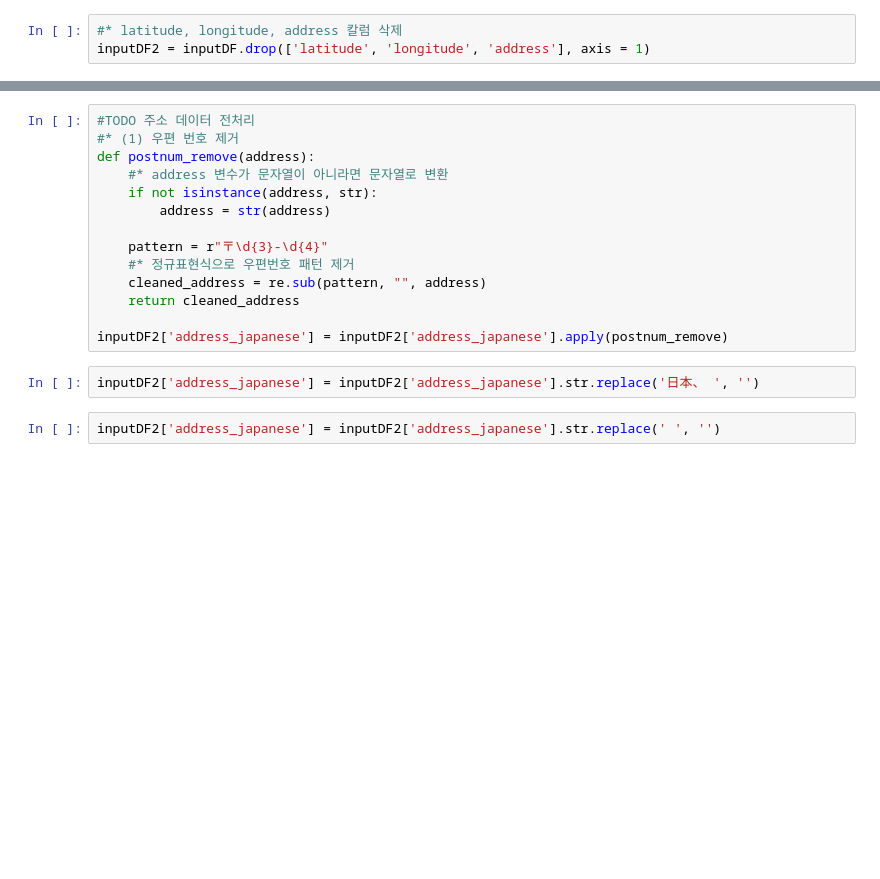
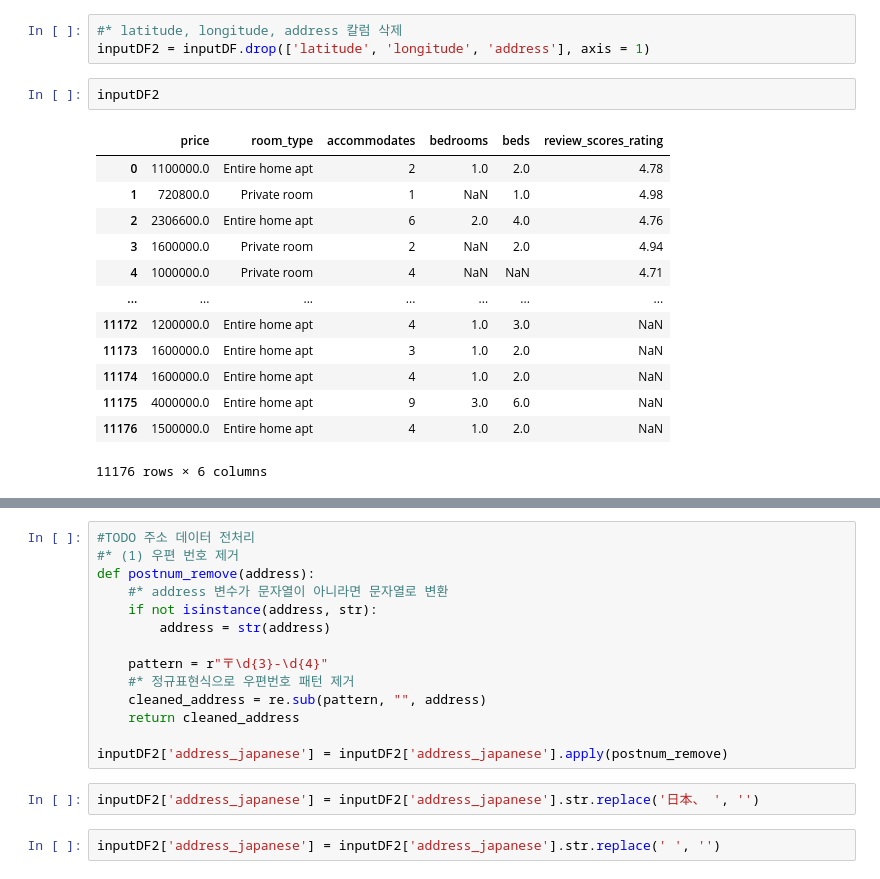
Before and after one commit to zinnie1025/AirbnbWise, a Jupyter notebook: Tokyo_Airbnb/jieun/inside_Airbnb_EDA_main.ipynb, the cells around one changed output, grey strips where cells are left out. Saved outputs shown, nothing was run; the diff lists cells and outputs as text; blank space fills up the shorter version.

```diff
--- a/Tokyo_Airbnb/jieun/inside_Airbnb_EDA_main.ipynb
+++ b/Tokyo_Airbnb/jieun/inside_Airbnb_EDA_main.ipynb
@@ -205,3 +247,19 @@ inputDF['address_japanese'] = pd.Series(translated_addresses)
 # %%
 #* latitude, longitude, address 칼럼 삭제
 inputDF2 = inputDF.drop(['latitude', 'longitude', 'address'], axis = 1)
+# %%
+inputDF2
+# %% [output]
+|  | price | room_type | accommodates | bedrooms | beds | review_scores_rating |
+| 0 | 1100000.0 | Entire home apt | 2 | 1.0 | 2.0 | 4.78 |
+| 1 | 720800.0 | Private room | 1 | NaN | 1.0 | 4.98 |
+| 2 | 2306600.0 | Entire home apt | 6 | 2.0 | 4.0 | 4.76 |
+| 3 | 1600000.0 | Private room | 2 | NaN | 2.0 | 4.94 |
+| 4 | 1000000.0 | Private room | 4 | NaN | NaN | 4.71 |
+| ... | ... | ... | ... | ... | ... | ... |
+| 11172 | 1200000.0 | Entire home apt | 4 | 1.0 | 3.0 | NaN |
+| 11173 | 1600000.0 | Entire home apt | 3 | 1.0 | 2.0 | NaN |
+| 11174 | 1600000.0 | Entire home apt | 4 | 1.0 | 2.0 | NaN |
+| 11175 | 4000000.0 | Entire home apt | 9 | 3.0 | 6.0 | NaN |
+| 11176 | 1500000.0 | Entire home apt | 4 | 1.0 | 2.0 | NaN |
+11176 rows × 6 columns
```
Also changed, not shown: parts of 7 cells of this notebook, 1 other file.
